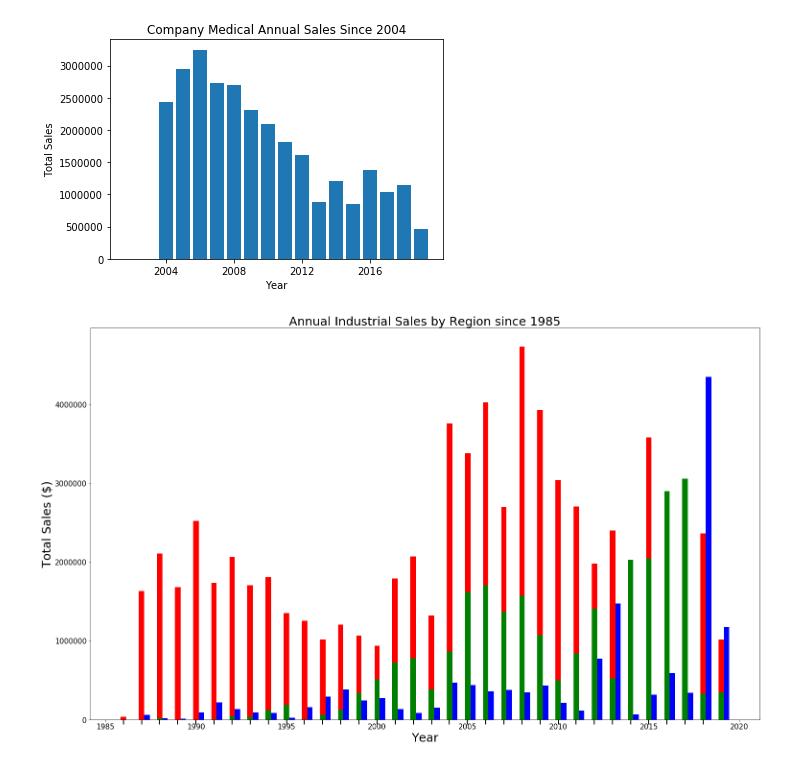
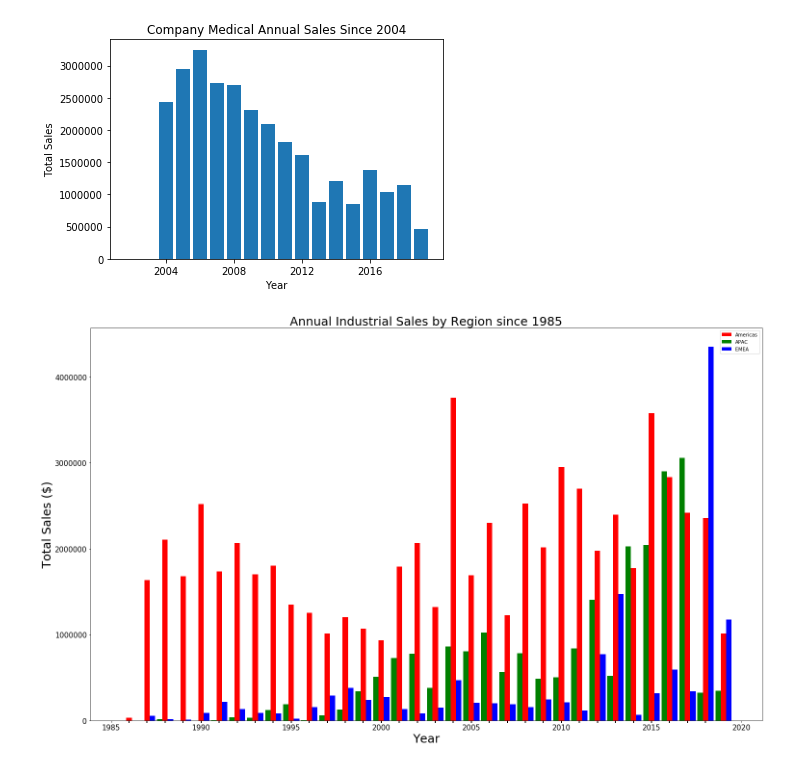
Before and after one commit to dhunterman/Springboard-5.2-Apply-Data-Storytelling, a Jupyter notebook: Data Storytelling.ipynb, the cells around one changed output. Saved outputs shown, nothing was run; the diff lists cells and outputs as text; code cells hidden in the pictures.

```diff
--- a/Data Storytelling.ipynb
+++ b/Data Storytelling.ipynb
@@ -100,30 +100,30 @@ plt.show()
 # %% [output]
 [figure]
 # %%
-dfyeari1 = dfyear[dfyear.Type!='Medical']
+dfyeari1 = dfyear[dfyear.Type=='Industrial']
 xyeari_am = list(dfyeari1['Year'])
-xyeari_APAC = list(dfyeari1['Year'])
+xyeari_APAC = list(dfyeari1['Year']-.3)
 xyeari_EMEA = list(dfyeari1['Year']+0.3)
 
 dfyeari1 = dfyeari1[dfyeari1.columns[2:]].replace('[\$,]', '', regex=True).astype(float)
 yyeari_am = list(dfyeari1['Americas'])
 yyeari_APAC = list(dfyeari1['APAC'])
 yyeari_EMEA = list(dfyeari1['EMEA'])
 
 figyeari1, axyeari1 = plt.subplots(figsize=(25,15))
 
 axyeari1.bar(xyeari_am, yyeari_am, width=0.3, color='r',align='center')
 axyeari1.bar(xyeari_APAC, yyeari_APAC, width=0.3, color='g',align='center')
 axyeari1.bar(xyeari_EMEA, yyeari_EMEA, width=0.3, color='b',align='center')
 axyeari1.tick_params(axis='both',which='major',labelsize=15)
-axyeari1.tick_params(axis='both',which='minor',length=10,width=2)
-axyeari1.set_xticks(np.arange(1986),max(xyeari_am),1),minor=True)
-
+axyeari1.tick_params(axis='both',which='minor',length=5,width=2)
+axyeari1.set_xticks(np.arange(1986,max(xyeari_am),1),minor=True)
+axyeari1.legend(['Americas','APAC','EMEA'], facecolor='w')
 plt.ylabel('Total Sales ($)', size=25)
 plt.xlabel('Year',size=25)
 
 plt.title('Annual Industrial Sales by Region since 1985',size=25)
 
 plt.show()
 # %% [output]
-[figure, old version]
+[figure, new version]
```
Also changed, not shown: parts of 18 cells of this notebook, 2 other files.
